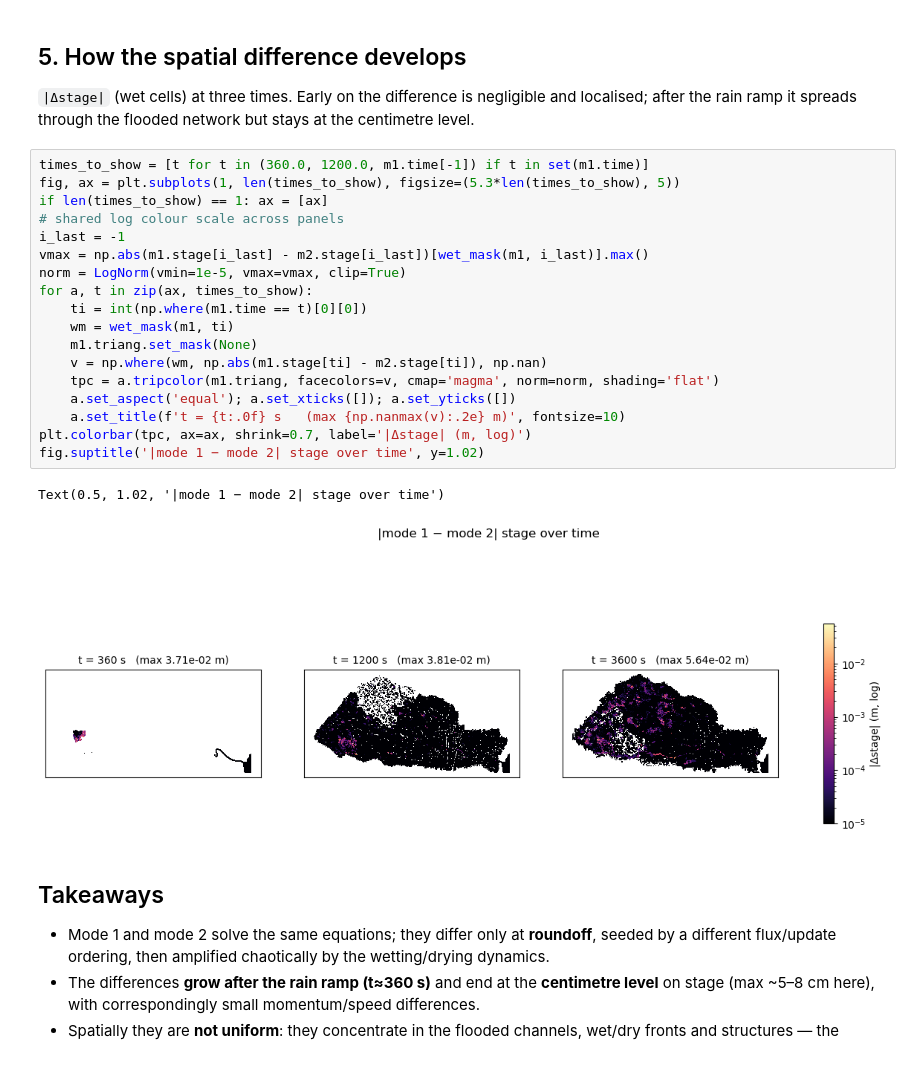
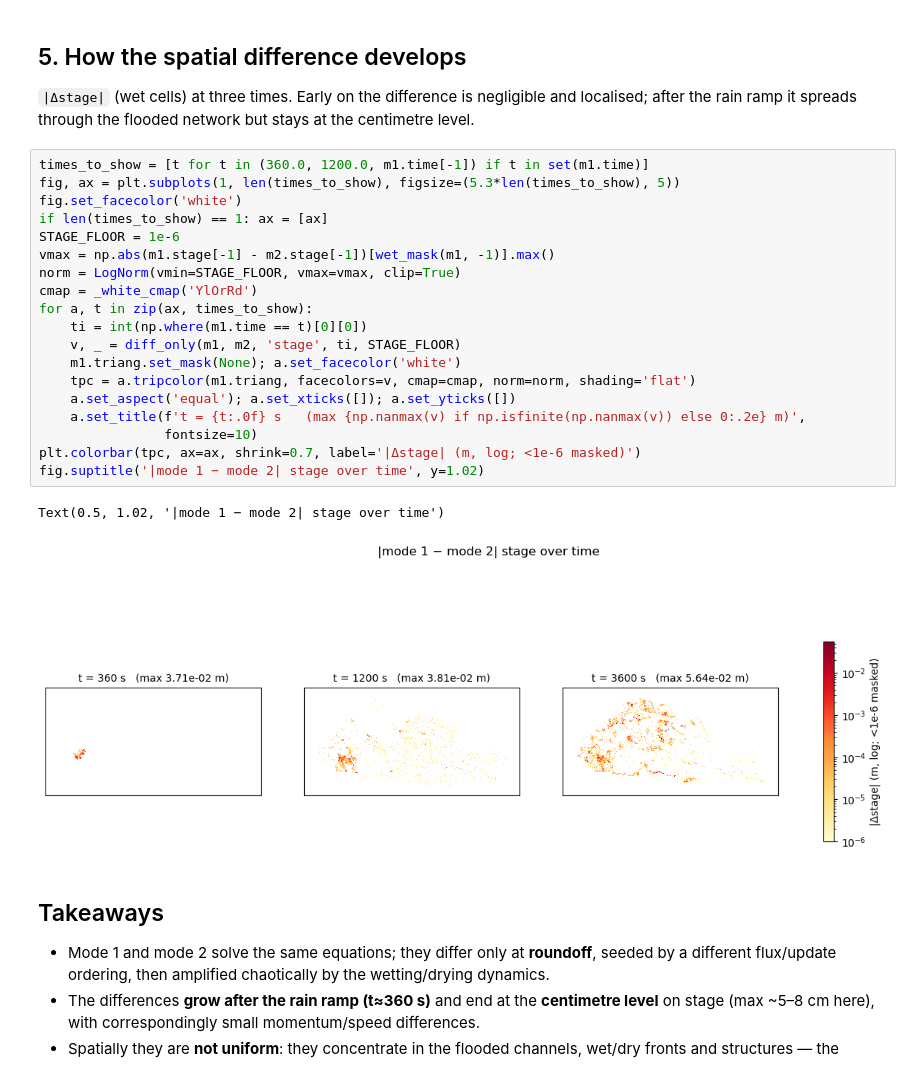
Before and after one commit to stoiver/anuga_core, a Jupyter notebook: validation_tests/case_studies/towradgi/compare_mode1_mode2.ipynb, the cells around one changed output. Drawn from its saved outputs; the diff is of its cells as text.

```diff
--- a/validation_tests/case_studies/towradgi/compare_mode1_mode2.ipynb
+++ b/validation_tests/case_studies/towradgi/compare_mode1_mode2.ipynb
@@ -155,24 +167,25 @@ level.
 # %%
 times_to_show = [t for t in (360.0, 1200.0, m1.time[-1]) if t in set(m1.time)]
 fig, ax = plt.subplots(1, len(times_to_show), figsize=(5.3*len(times_to_show), 5))
+fig.set_facecolor('white')
 if len(times_to_show) == 1: ax = [ax]
-# shared log colour scale across panels
-i_last = -1
-vmax = np.abs(m1.stage[i_last] - m2.stage[i_last])[wet_mask(m1, i_last)].max()
-norm = LogNorm(vmin=1e-5, vmax=vmax, clip=True)
+STAGE_FLOOR = 1e-6
+vmax = np.abs(m1.stage[-1] - m2.stage[-1])[wet_mask(m1, -1)].max()
+norm = LogNorm(vmin=STAGE_FLOOR, vmax=vmax, clip=True)
+cmap = _white_cmap('YlOrRd')
 for a, t in zip(ax, times_to_show):
     ti = int(np.where(m1.time == t)[0][0])
-    wm = wet_mask(m1, ti)
-    m1.triang.set_mask(None)
-    v = np.where(wm, np.abs(m1.stage[ti] - m2.stage[ti]), np.nan)
-    tpc = a.tripcolor(m1.triang, facecolors=v, cmap='magma', norm=norm, shading='flat')
+    v, _ = diff_only(m1, m2, 'stage', ti, STAGE_FLOOR)
+    m1.triang.set_mask(None); a.set_facecolor('white')
+    tpc = a.tripcolor(m1.triang, facecolors=v, cmap=cmap, norm=norm, shading='flat')
     a.set_aspect('equal'); a.set_xticks([]); a.set_yticks([])
-    a.set_title(f't = {t:.0f} s   (max {np.nanmax(v):.2e} m)', fontsize=10)
-plt.colorbar(tpc, ax=ax, shrink=0.7, label='|Δstage| (m, log)')
+    a.set_title(f't = {t:.0f} s   (max {np.nanmax(v) if np.isfinite(np.nanmax(v)) else 0:.2e} m)',
+                fontsize=10)
+plt.colorbar(tpc, ax=ax, shrink=0.7, label='|Δstage| (m, log; <1e-6 masked)')
 fig.suptitle('|mode 1 − mode 2| stage over time', y=1.02)
 # %% [output]
 Text(0.5, 1.02, '|mode 1 − mode 2| stage over time')
-[figure, old version]
+[figure, new version]
 # %% [markdown]
 ## Takeaways
 
```
Also changed, not shown: parts of 2 cells of this notebook.
